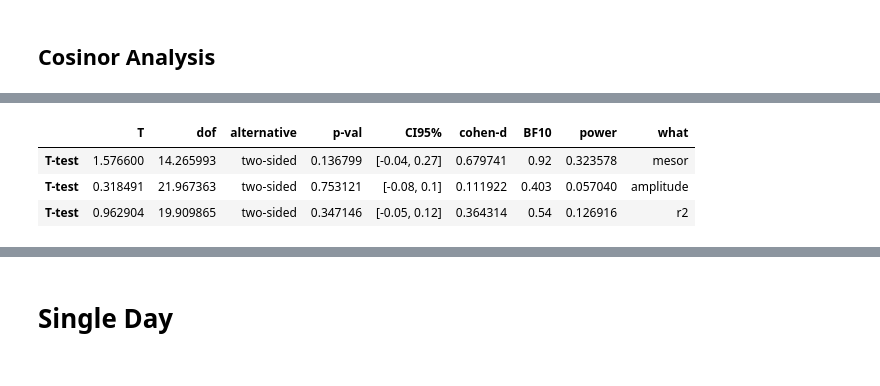
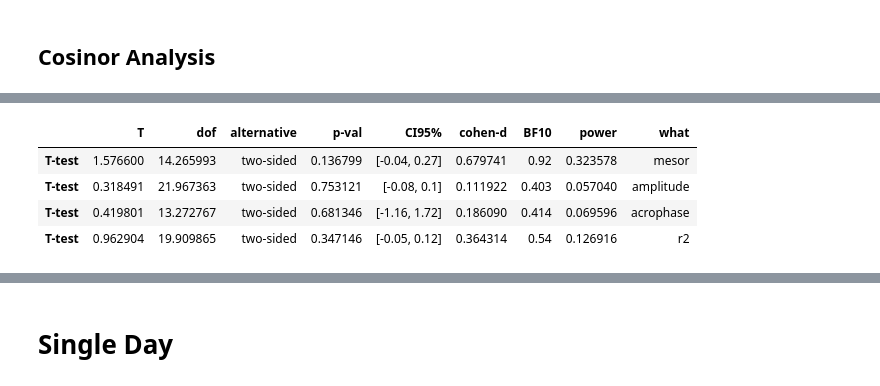
Before and after one commit to raffaelemazziotti/thermal_labeler, a Jupyter notebook: circadian_analysis_pd.ipynb, the cells around one changed output, grey strips where cells are left out. Cells and saved outputs as stored; diff of their text form; code cells hidden in the pictures.

```diff
--- a/circadian_analysis_pd.ipynb
+++ b/circadian_analysis_pd.ipynb
@@ -586,55 +569,67 @@ group_cosinor = pd.concat(group_cosinor)
 # %%
 from scipy.stats import circmean,circstd
-#fig = plt.figure(figsize=(10,3))
-#ax1 = plt.subplot(131)
-#ax2 = plt.subplot(132)
-#ax3 = plt.subplot(133, projection='polar')
-fig,ax = plt.subplots(1,3,width_ratios=[1,1,3],figsize=(7,3))
+
+group_cosinor = list()
+for s,data_min in sub.iter_data():
+    temperature = data_min['temp_rt_diff']
+    temperature.index = 10+(temperature.index/60)
+    cosinor = Cosinor(temperature, temperature.index, fixed24=True, acroWrap=True)
+    cosinor.components['id']=s['id']
+    cosinor.components['geno']=s['geno']
+    group_cosinor.append( cosinor.components )
+group_cosinor = pd.concat(group_cosinor)
+
+
+fig,ax = plt.subplots(1,2,width_ratios=[1,3],figsize=(6,3))
 
 swarmbox(data=group_cosinor,x='geno',y='mesor',ax=ax[0],palette={'WT':'c','KO':'m'},order=['WT','KO'])
-swarmbox(data=group_cosinor,x='geno',y='amplitude',ax=ax[1],palette={'WT':'c','KO':'m'},order=['WT','KO'])
+ax[0].set_ylabel('Mesor [°C]')
+#swarmbox(data=group_cosinor,x='geno',y='amplitude',ax=ax[1],palette={'WT':'c','KO':'m'},order=['WT','KO'])
 
 def unwrap_hours(hour):
     if hour>12:
         if hour==24:
             return 0
         return hour-24
     else:
         return hour
 
 wt_cosinor = group_cosinor[group_cosinor['geno']=='WT']
 ko_cosinor = group_cosinor[group_cosinor['geno']=='KO']
 
 wt_acrophase = wt_cosinor['acrophase'].apply(unwrap_hours)
 ko_acrophase = ko_cosinor['acrophase'].apply(unwrap_hours)
 wt_amplitude = wt_cosinor['amplitude'].apply(unwrap_hours)
 ko_amplitude = ko_cosinor['amplitude'].apply(unwrap_hours)
 
-ax[2].plot( wt_acrophase, wt_amplitude,'sc',alpha=.2)
-ax[2].plot( wt_acrophase.mean(), wt_amplitude.mean(),'sc')
-ax[2].errorbar(wt_acrophase.mean(), wt_amplitude.mean(),xerr=wt_acrophase.sem(), yerr=wt_amplitude.sem(), fmt ='sc',capsize=3)
-ax[2].plot( ko_acrophase,ko_amplitude,'sm',alpha=.2)
-ax[2].plot(ko_acrophase.mean(), ko_amplitude.mean(),'sm')
-ax[2].errorbar(ko_acrophase.mean(), ko_amplitude.mean(),xerr=ko_acrophase.sem(), yerr=ko_amplitude.sem(), fmt ='sm',capsize=3)
-ax[2].set_xlim(-3,3)
-ax[2].axvline(0,color='k',linestyle='--')
-ax[2].set_ylabel('Amplitude [°C]')
-ax[2].set_xlabel('Acrophase [Hour]')
+ax[1].plot( wt_acrophase, wt_amplitude,'sc',alpha=.2)
+ax[1].plot( wt_acrophase.mean(), wt_amplitude.mean(),'sc')
+ax[1].errorbar(wt_acrophase.mean(), wt_amplitude.mean(),xerr=wt_acrophase.sem(), yerr=wt_amplitude.sem(), fmt ='sc',capsize=3)
+ax[1].plot( ko_acrophase,ko_amplitude,'sm',alpha=.2)
+ax[1].plot(ko_acrophase.mean(), ko_amplitude.mean(),'sm')
+ax[1].errorbar(ko_acrophase.mean(), ko_amplitude.mean(),xerr=ko_acrophase.sem(), yerr=ko_amplitude.sem(), fmt ='sm',capsize=3)
+ax[1].set_xlim(-3,3)
+ax[1].axvline(0,color='k',linestyle='--')
+ax[1].set_ylabel('Amplitude [°C]')
+ax[1].set_xlabel('Acrophase [Hour]')
 
 plt.tight_layout()
 
 cos_stat_mesor = pg.ttest(wt_cosinor['mesor'],ko_cosinor['mesor'])
 cos_stat_mesor['what']  = 'mesor'
 cos_stat_amp = pg.ttest(wt_cosinor['amplitude'],ko_cosinor['amplitude'])
 cos_stat_amp['what']  = 'amplitude'
+cos_stat_acro = pg.ttest(wt_acrophase,ko_acrophase)
+cos_stat_acro['what']  = 'acrophase'
 cos_stat_r2 = pg.ttest(wt_cosinor['r2'],ko_cosinor['r2'])
 cos_stat_r2['what']  = 'r2'
 
-pd.concat([cos_stat_mesor,cos_stat_amp,cos_stat_r2])
+pd.concat([cos_stat_mesor,cos_stat_amp,cos_stat_acro,cos_stat_r2])
 # %% [output]
 [interactive output not drawn]
 [interactive output not drawn]
 |  | T | dof | alternative | p-val | CI95% | cohen-d | BF10 | power | what |
 | T-test | 1.576600 | 14.265993 | two-sided | 0.136799 | [-0.04, 0.27] | 0.679741 | 0.92 | 0.323578 | mesor |
 | T-test | 0.318491 | 21.967363 | two-sided | 0.753121 | [-0.08, 0.1] | 0.111922 | 0.403 | 0.057040 | amplitude |
+| T-test | 0.419801 | 13.272767 | two-sided | 0.681346 | [-1.16, 1.72] | 0.186090 | 0.414 | 0.069596 | acrophase |
 | T-test | 0.962904 | 19.909865 | two-sided | 0.347146 | [-0.05, 0.12] | 0.364314 | 0.54 | 0.126916 | r2 |
```
Also changed, not shown: parts of 6 cells of this notebook.
